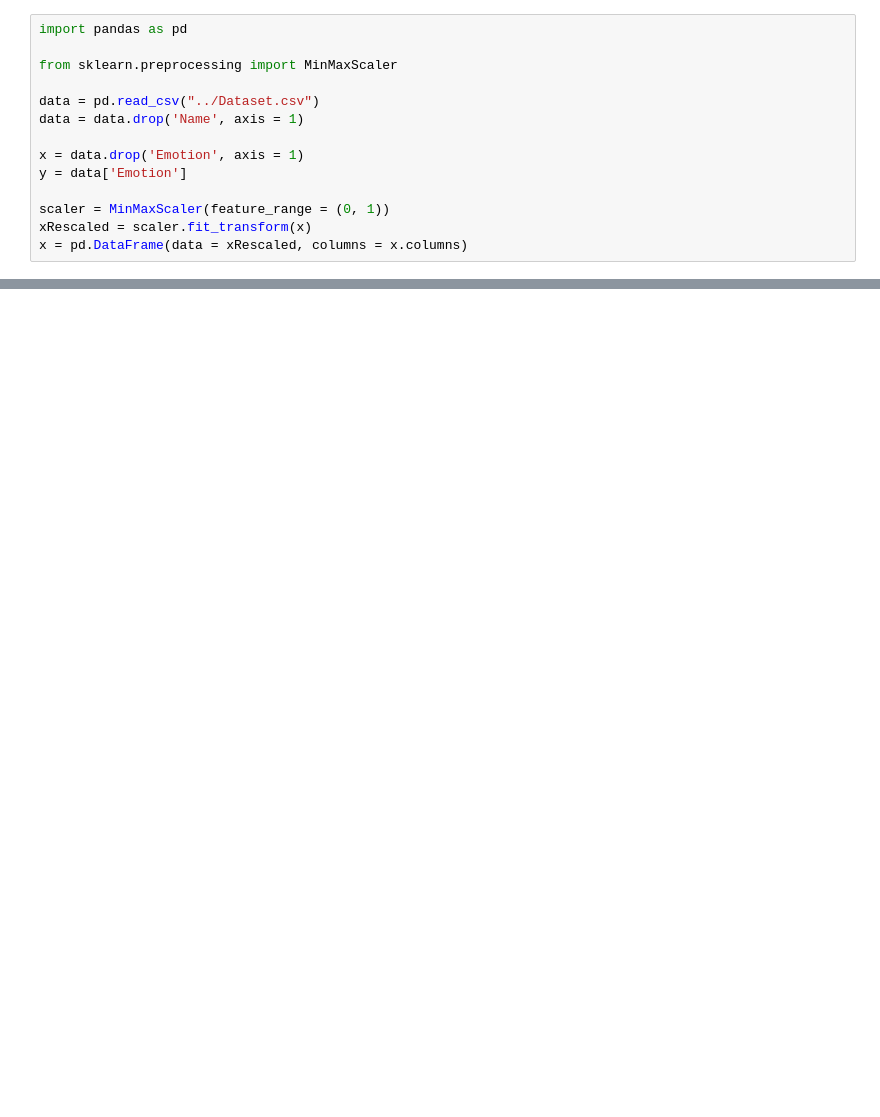
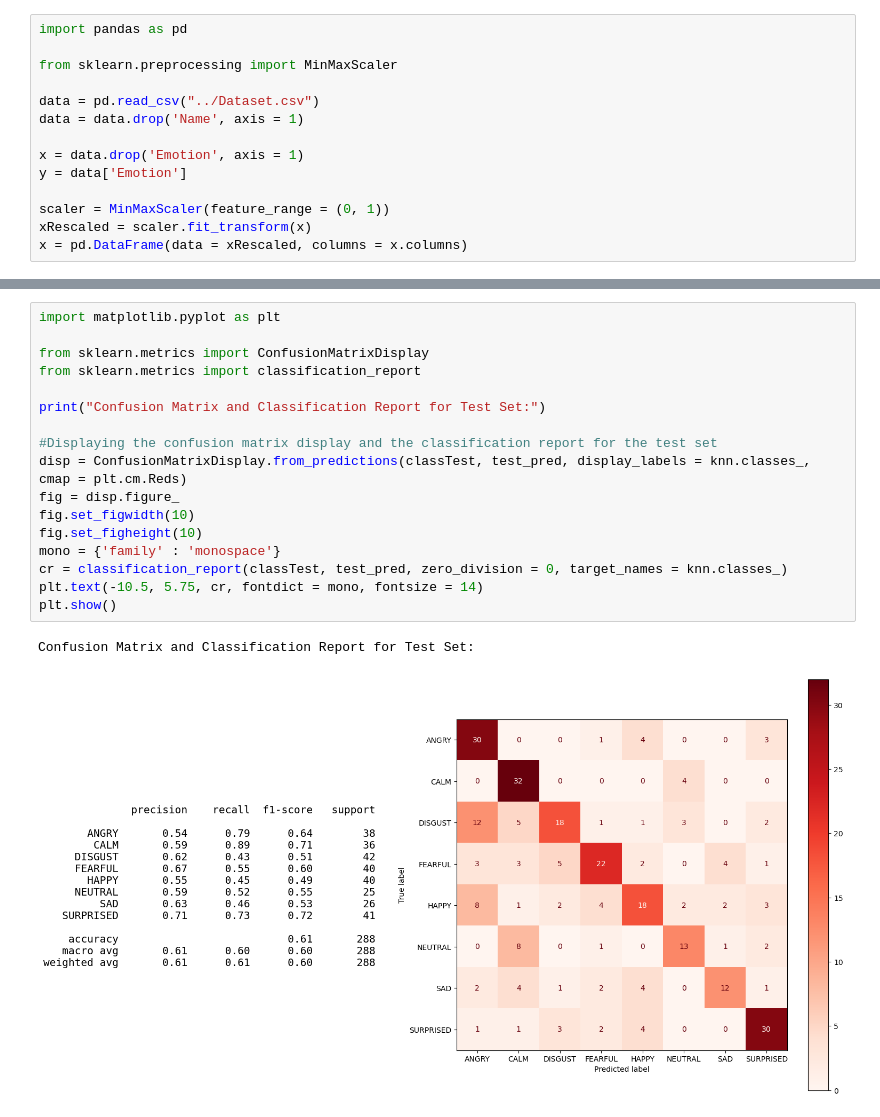
Before and after one commit to RustyReich/ECS171-Group-27-, a Jupyter notebook: Model Notebooks/KNN.ipynb, the cells around one changed output, grey strips where cells are left out. Saved outputs shown, nothing was run; the diff lists cells and outputs as text; blank space fills up the shorter version.

```diff
--- a/Model Notebooks/KNN.ipynb
+++ b/Model Notebooks/KNN.ipynb
@@ -118,0 +46,20 @@ weighted avg       0.52      0.52      0.51       288
+# %%
+import matplotlib.pyplot as plt
+
+from sklearn.metrics import ConfusionMatrixDisplay
+from sklearn.metrics import classification_report
+
+print("Confusion Matrix and Classification Report for Test Set:")
+
+#Displaying the confusion matrix display and the classification report for the test set
+disp = ConfusionMatrixDisplay.from_predictions(classTest, test_pred, display_labels = knn.classes_, cmap = plt.cm.Reds)
+fig = disp.figure_
+fig.set_figwidth(10)
+fig.set_figheight(10)
+mono = {'family' : 'monospace'}
+cr = classification_report(classTest, test_pred, zero_division = 0, target_names = knn.classes_)
+plt.text(-10.5, 5.75, cr, fontdict = mono, fontsize = 14)
+plt.show()
+# %% [output]
+Confusion Matrix and Classification Report for Test Set:
+[figure, added]
```
Also changed, not shown: parts of 7 cells of this notebook.
